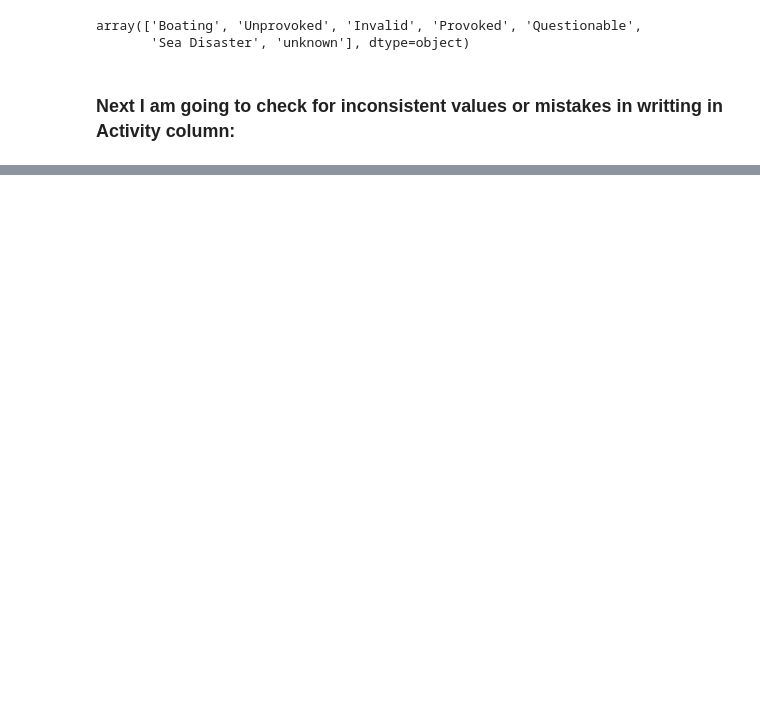
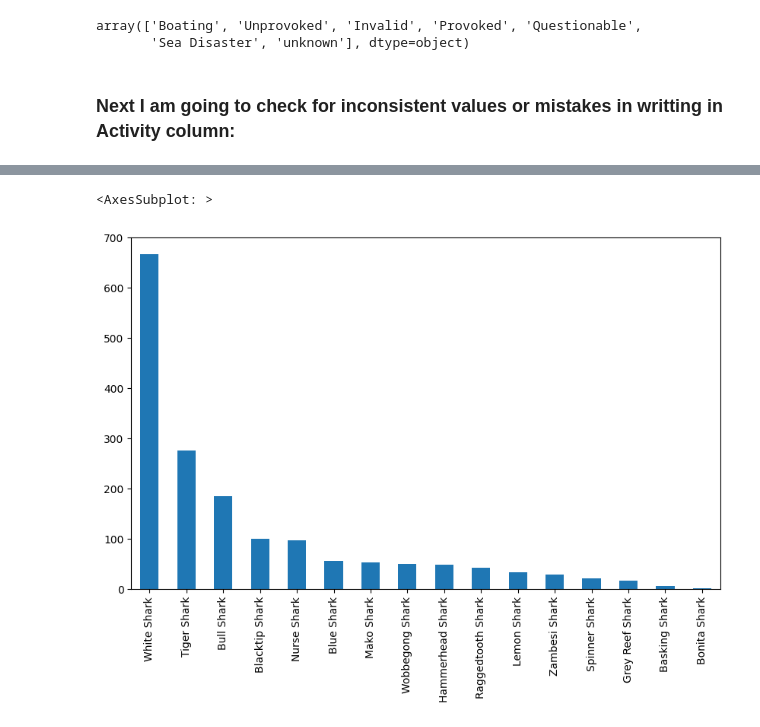
Before and after one commit to pombo7676/pombo7676-Proyecto-Semana-2-Sharks-Inigo-Larrea, a Jupyter notebook: Main/Sharks_main.ipynb, the cells around one changed output, grey strips where cells are left out. Drawn from its saved outputs; the diff is of its cells as text; code cells hidden in the pictures; blank space fills up the shorter version.

```diff
--- a/Main/Sharks_main.ipynb
+++ b/Main/Sharks_main.ipynb
@@ -849,0 +846,6 @@ Name: Activity, dtype: int64
+# %%
+plt.figure(figsize=(10, 6))
+data['Species'].value_counts()[1:20].plot.bar()
+# %% [output]
+<AxesSubplot: >
+[figure, added]
```
Also changed, not shown: parts of 3 cells of this notebook.
